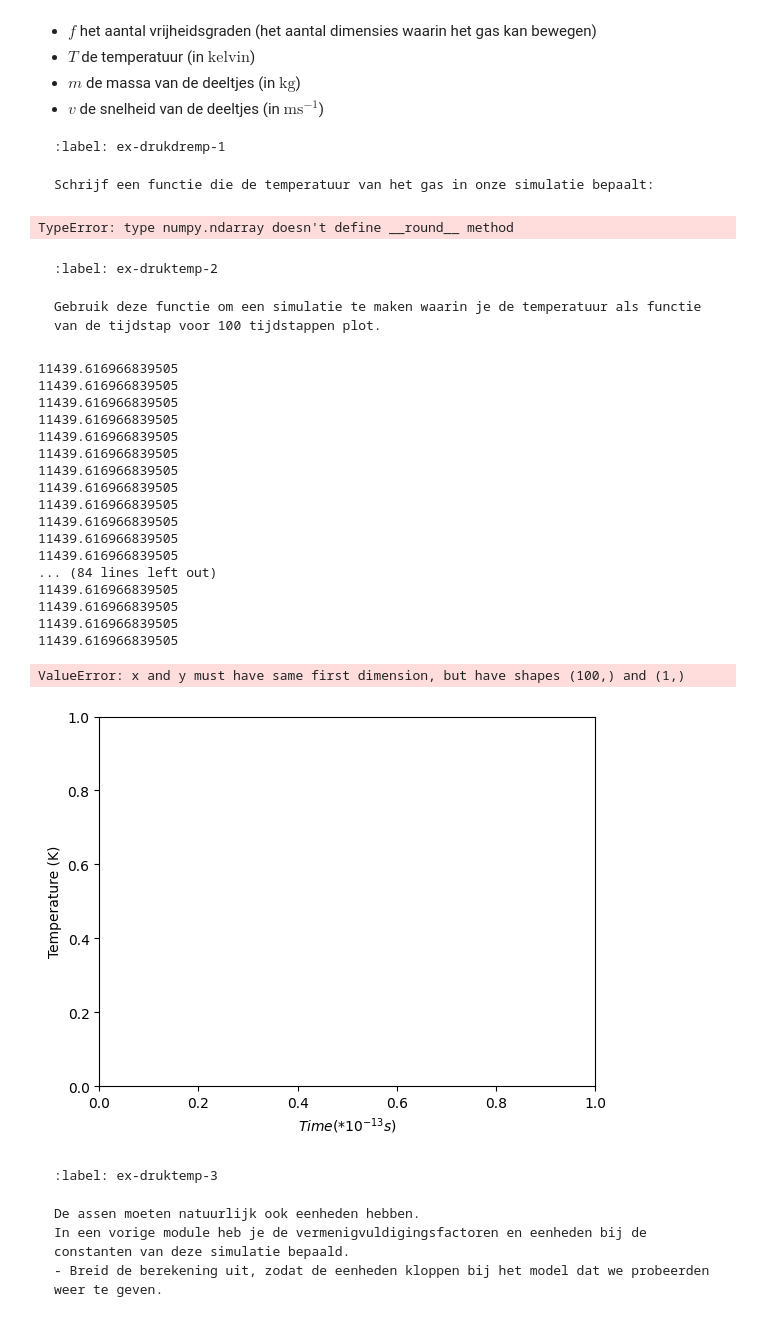
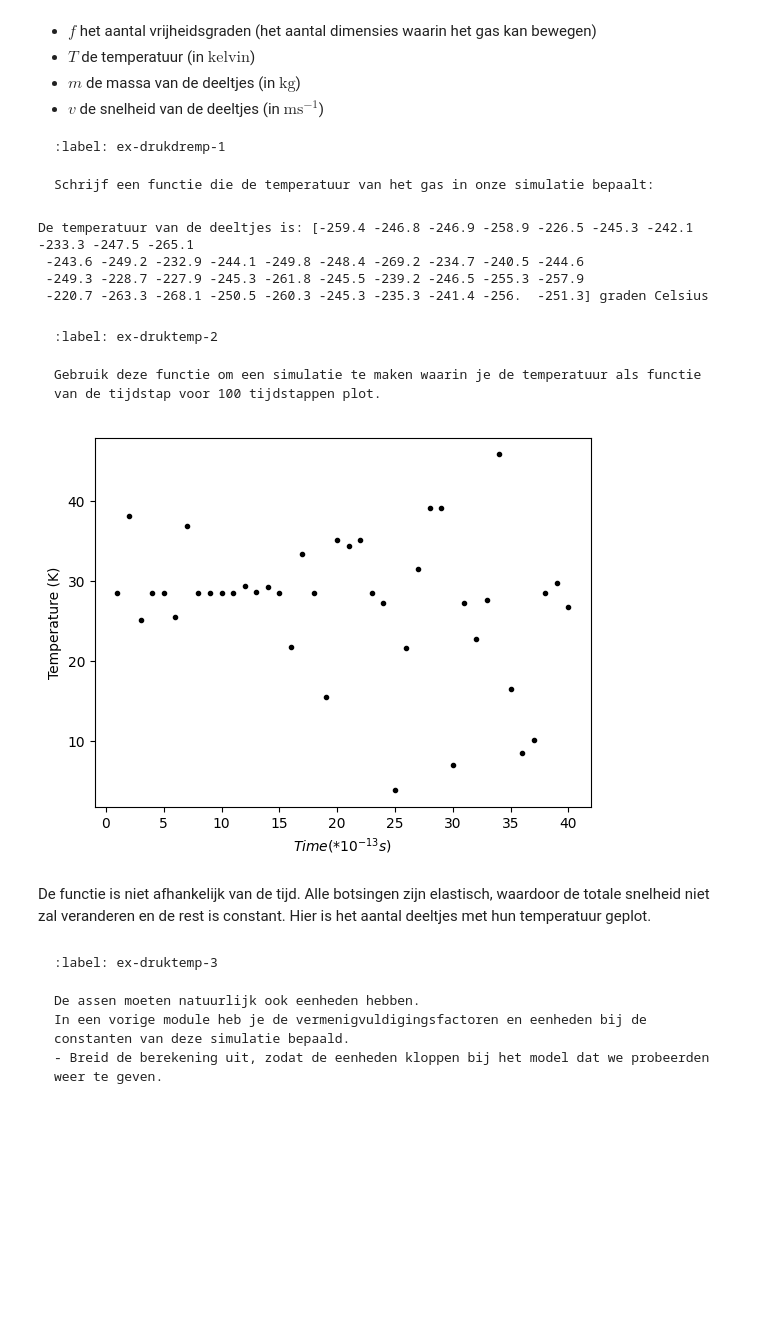
Before and after one commit to Eerkje/Annet-Erik, a Jupyter notebook: Content/PySim/5_druktemp.ipynb, the cells around one changed output. Saved outputs shown, nothing was run; the diff lists cells and outputs as text; code cells hidden in the pictures; blank space fills up the shorter version.

````diff
--- a/Content/PySim/5_druktemp.ipynb
+++ b/Content/PySim/5_druktemp.ipynb
@@ -203,9 +203,12 @@ def temperature(particles) -> float:
     m = N*4.81 * 10**-26  # massa als 1 luchtmolecuul gemiddeld 4.81*10^-26 kg is
     temp = (m*v_all)/(f*k)
     return temp
-print('De temperatuur van de deeltjes is:', round(temperature(particles) - 273.15,1), 'graden Celsius')
+print('De temperatuur van de deeltjes is:', np.round(temperature(particles) - 273.15,1), 'graden Celsius')
 # %% [output]
-TypeError: type numpy.ndarray doesn't define __round__ method
+De temperatuur van de deeltjes is: [-259.4 -246.8 -246.9 -258.9 -226.5 -245.3 -242.1 -233.3 -247.5 -265.1
+ -243.6 -249.2 -232.9 -244.1 -249.8 -248.4 -269.2 -234.7 -240.5 -244.6
+ -249.3 -228.7 -227.9 -245.3 -261.8 -245.5 -239.2 -246.5 -255.3 -257.9
+ -220.7 -263.3 -268.1 -250.5 -260.3 -245.3 -235.3 -241.4 -256.  -251.3] graden Celsius
 # %% [markdown]
 ```{exercise} Temperatuurplot
 :label: ex-druktemp-2
@@ -215,47 +218,26 @@ Gebruik deze functie om een simulatie te maken waarin je de temperatuur als func
 # %%
 # ruimte voor uitwerking
 import matplotlib.pyplot as plt
 #particles = []
 temperatures = np.zeros(100, dtype=float)
-times = np.linspace(1, 100, 100)
-
+times = np.linspace(1, 40, 40)
 
 create_particles(particles)
-for i in range(100):
+for i in range(40):
     take_time_step(particles)
     # vastleggen van temperatuur per tijdstap
-    temperatures[i] = temperature(particles) - 273.15
-    print(temperatures[i])
+    temperatures[i] = temperature(particles)[i] - 273.15
 
-#temperatures = temperature(particles)
-#print(temperatures)
 plt.figure()
 plt.xlabel('$Time (*10^{-13} s)$')
-plt.ylabel('Temperature (°C)')
+plt.ylabel('Temperature (K)')
 # plotten van tijd tegen temperatuur
-#your code/answer
 plt.plot(times, temperature(particles), 'k.')
 plt.show()
 # %% [output]
-11439.616966839505
-11439.616966839505
-11439.616966839505
-11439.616966839505
-11439.616966839505
-11439.616966839505
-11439.616966839505
-11439.616966839505
-11439.616966839505
-11439.616966839505
-11439.616966839505
-11439.616966839505
-... (84 lines left out)
-11439.616966839505
-11439.616966839505
-11439.616966839505
-11439.616966839505
-ValueError: x and y must have same first dimension, but have shapes (100,) and (1,)
-[figure, old version]
+[figure, new version]
+# %% [markdown]
+De functie is niet afhankelijk van de tijd. Alle botsingen zijn elastisch, waardoor de totale snelheid niet zal veranderen en de rest is constant. Hier is  het aantal deeltjes met hun temperatuur geplot.
 # %% [markdown]
 ```{exercise}
 :label: ex-druktemp-3
````
Also changed, not shown: parts of 2 cells of this notebook.
